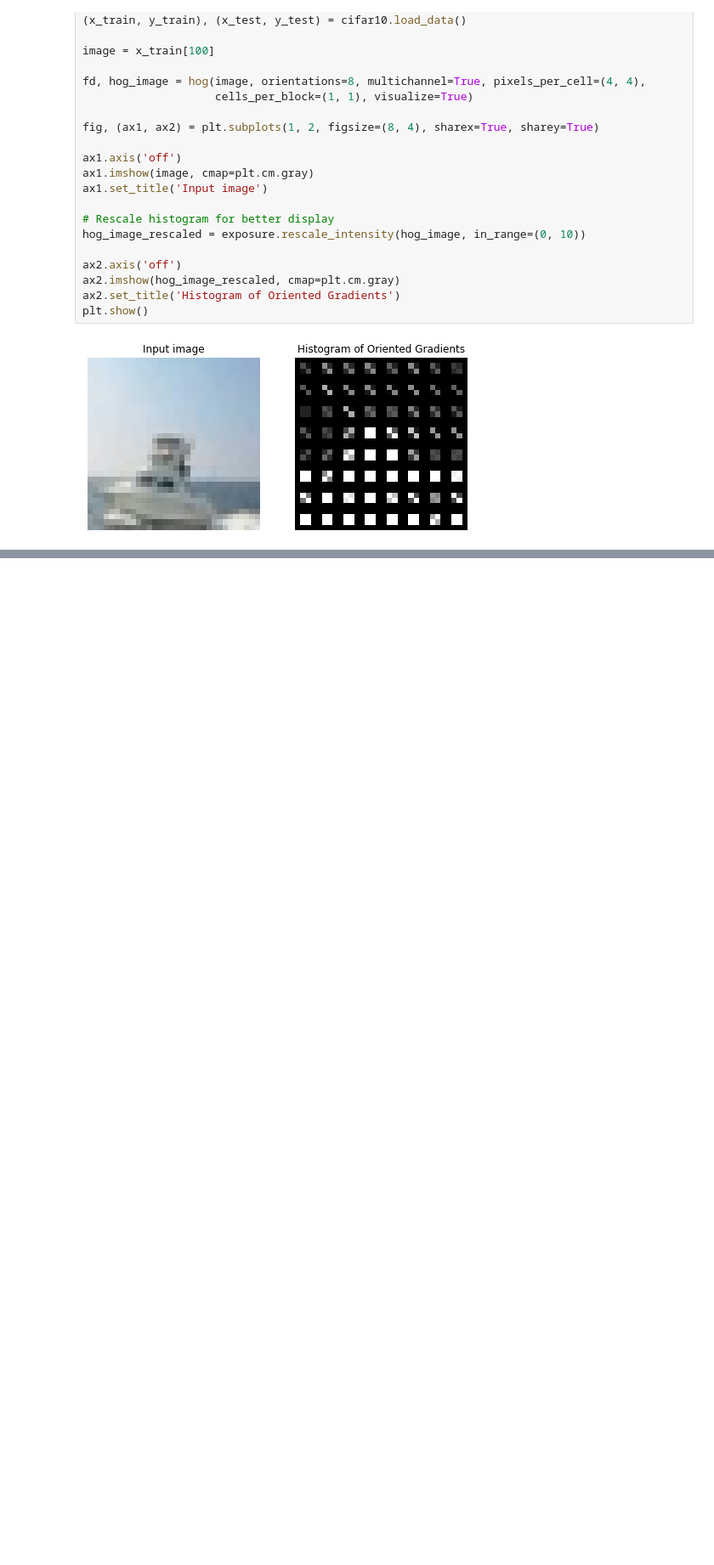
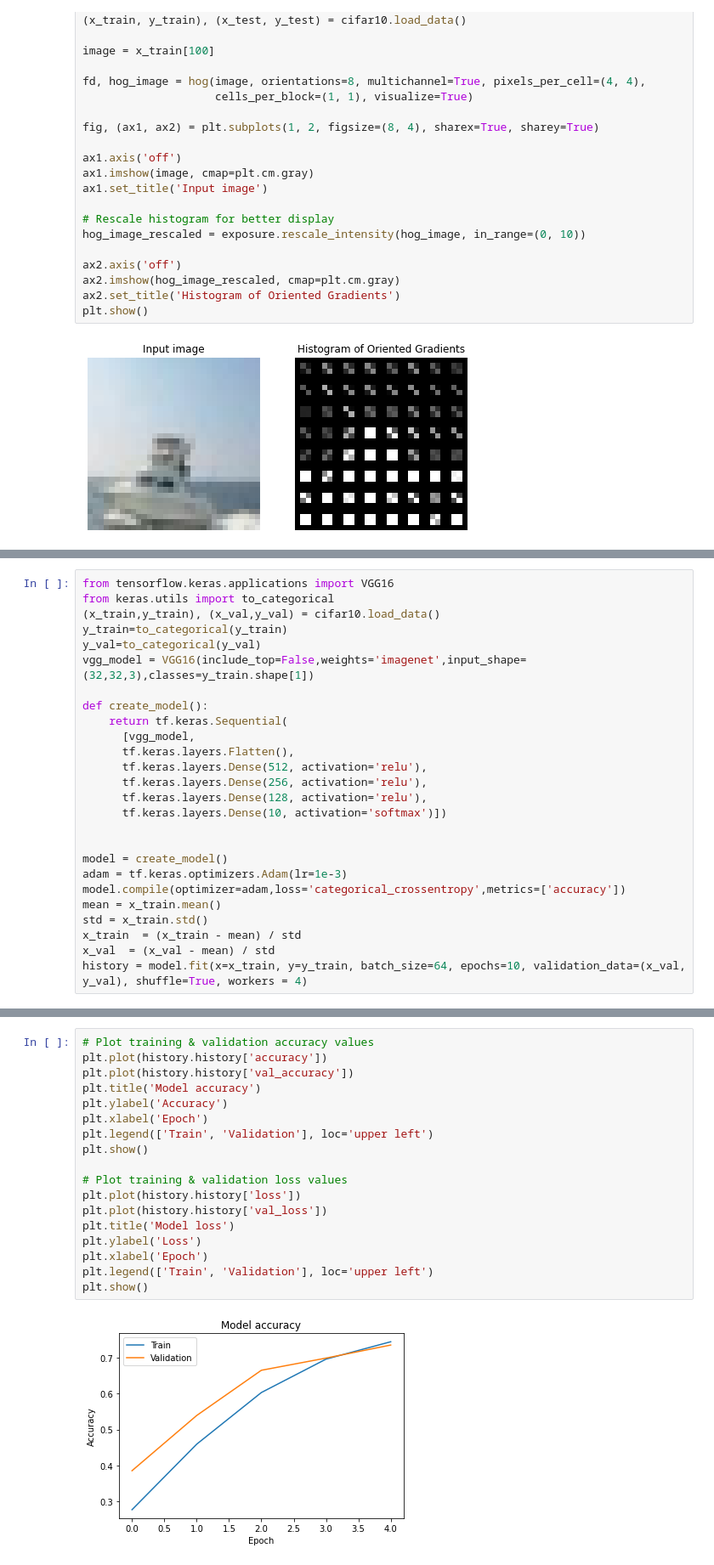
Before and after one commit to ms03831/nn-HoG-classification-CIFAR10, a Jupyter notebook: classification_cifar10.ipynb, the cells around one changed output, grey strips where cells are left out. Shown: that part at 85% size. Cells and saved outputs as stored; diff of their text form; blank space fills up the shorter version.

```diff
--- a/classification_cifar10.ipynb
+++ b/classification_cifar10.ipynb
@@ -195,0 +578,26 @@ model.score(test_features, y_test)
+# %%
+from tensorflow.keras.applications import VGG16
+from keras.utils import to_categorical
+(x_train,y_train), (x_val,y_val) = cifar10.load_data()
+y_train=to_categorical(y_train)
+y_val=to_categorical(y_val)
+vgg_model = VGG16(include_top=False,weights='imagenet',input_shape=(32,32,3),classes=y_train.shape[1])
+
+def create_model():
+    return tf.keras.Sequential(
+      [vgg_model,
+      tf.keras.layers.Flatten(),
+      tf.keras.layers.Dense(512, activation='relu'),
+      tf.keras.layers.Dense(256, activation='relu'),
+      tf.keras.layers.Dense(128, activation='relu'),
+      tf.keras.layers.Dense(10, activation='softmax')])
+
+
+model = create_model()
+adam = tf.keras.optimizers.Adam(lr=1e-3)
+model.compile(optimizer=adam,loss='categorical_crossentropy',metrics=['accuracy'])
+mean = x_train.mean()
+std = x_train.std()
+x_train  = (x_train - mean) / std
+x_val  = (x_val - mean) / std
+history = model.fit(x=x_train, y=y_train, batch_size=64, epochs=10, validation_data=(x_val, y_val), shuffle=True, workers = 4)
@@ -195,0 +615,20 @@ model.score(test_features, y_test)
+# %%
+# Plot training & validation accuracy values
+plt.plot(history.history['accuracy'])
+plt.plot(history.history['val_accuracy'])
+plt.title('Model accuracy')
+plt.ylabel('Accuracy')
+plt.xlabel('Epoch')
+plt.legend(['Train', 'Validation'], loc='upper left')
+plt.show()
+
+# Plot training & validation loss values
+plt.plot(history.history['loss'])
+plt.plot(history.history['val_loss'])
+plt.title('Model loss')
+plt.ylabel('Loss')
+plt.xlabel('Epoch')
+plt.legend(['Train', 'Validation'], loc='upper left')
+plt.show()
+# %% [output]
+[figure, added]
```
Also changed, not shown: parts of 26 cells of this notebook.
